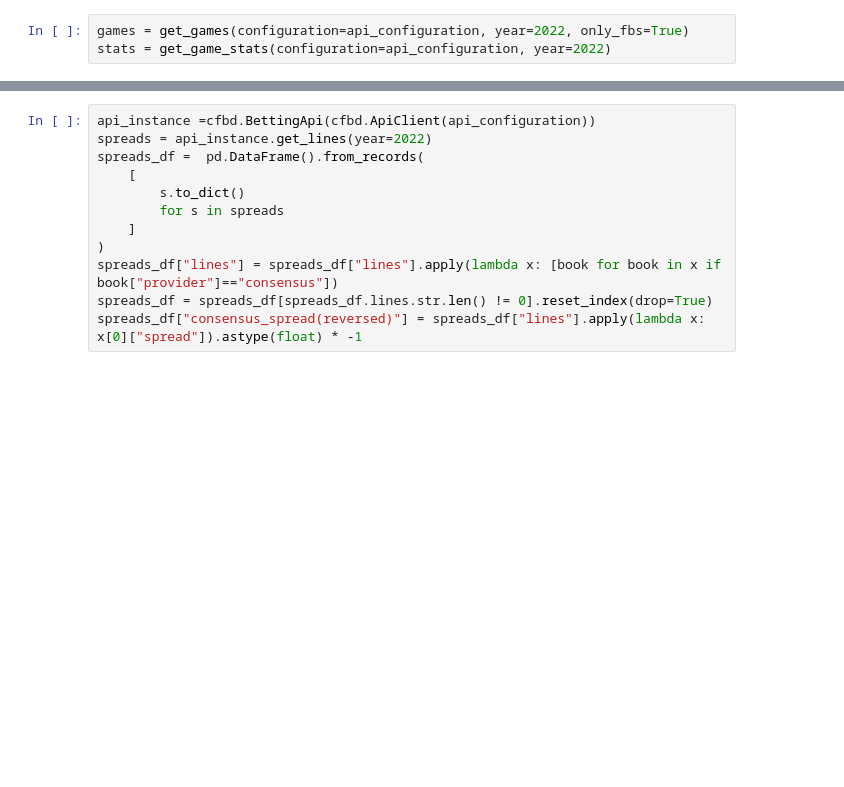
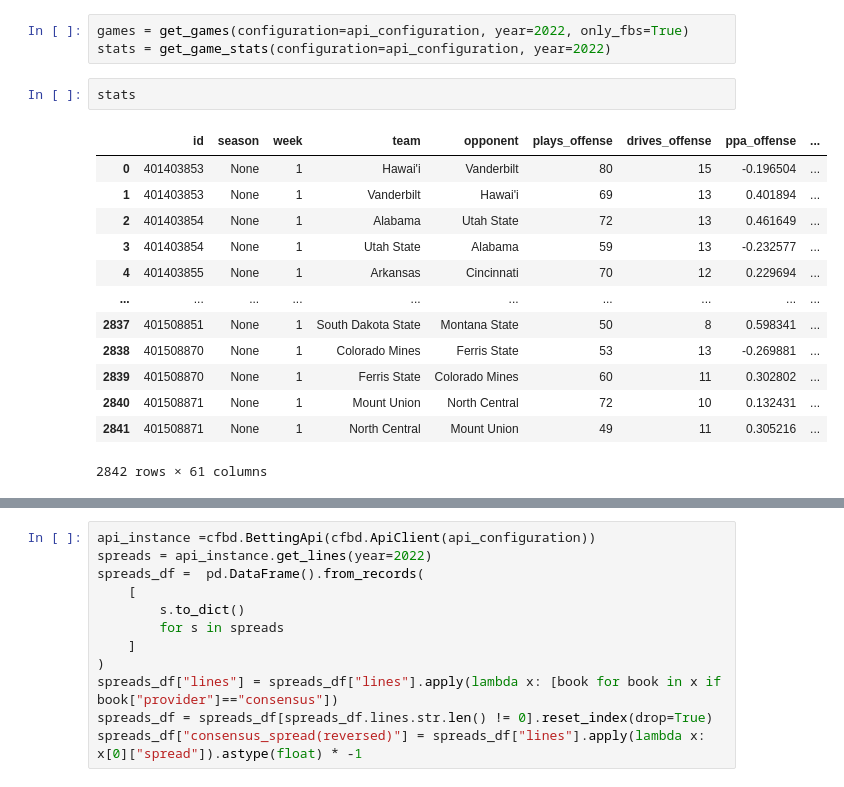
Before and after one commit to taylorlast/cfb-predictions, a Jupyter notebook: src/test_book.ipynb, the cells around one changed output, grey strips where cells are left out. Cells and saved outputs as stored; diff of their text form; blank space fills up the shorter version.

```diff
--- a/src/test_book.ipynb
+++ b/src/test_book.ipynb
@@ -24,6 +24,22 @@ api_configuration = authenticate_api(api_key=api_configs["API_KEY"])
 # %%
 games = get_games(configuration=api_configuration, year=2022, only_fbs=True)
 stats = get_game_stats(configuration=api_configuration, year=2022)
+# %%
+stats
+# %% [output]
+|  | id | season | week | team | opponent | plays_offense | drives_offense | ppa_offense | ... |
+| 0 | 401403853 | None | 1 | Hawai'i | Vanderbilt | 80 | 15 | -0.196504 | ... |
+| 1 | 401403853 | None | 1 | Vanderbilt | Hawai'i | 69 | 13 | 0.401894 | ... |
+| 2 | 401403854 | None | 1 | Alabama | Utah State | 72 | 13 | 0.461649 | ... |
+| 3 | 401403854 | None | 1 | Utah State | Alabama | 59 | 13 | -0.232577 | ... |
+| 4 | 401403855 | None | 1 | Arkansas | Cincinnati | 70 | 12 | 0.229694 | ... |
+| ... | ... | ... | ... | ... | ... | ... | ... | ... | ... |
+| 2837 | 401508851 | None | 1 | South Dakota State | Montana State | 50 | 8 | 0.598341 | ... |
+| 2838 | 401508870 | None | 1 | Colorado Mines | Ferris State | 53 | 13 | -0.269881 | ... |
+| 2839 | 401508870 | None | 1 | Ferris State | Colorado Mines | 60 | 11 | 0.302802 | ... |
+| 2840 | 401508871 | None | 1 | Mount Union | North Central | 72 | 10 | 0.132431 | ... |
+| 2841 | 401508871 | None | 1 | North Central | Mount Union | 49 | 11 | 0.305216 | ... |
+2842 rows × 61 columns
 # %%
 games
 # %% [output]
```
Also changed, not shown: parts of 7 cells of this notebook, 1 other file.
